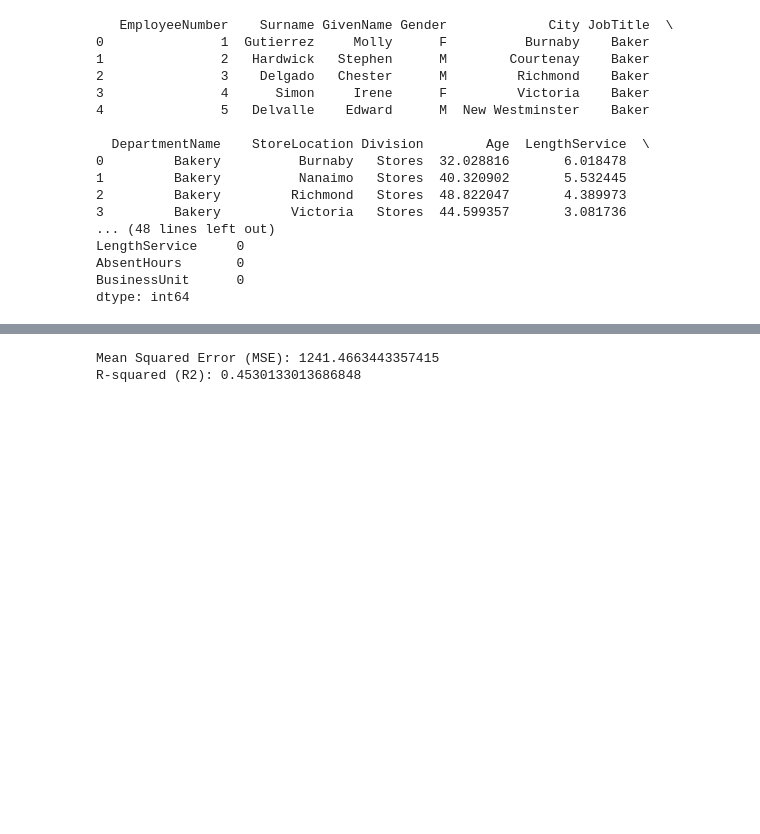
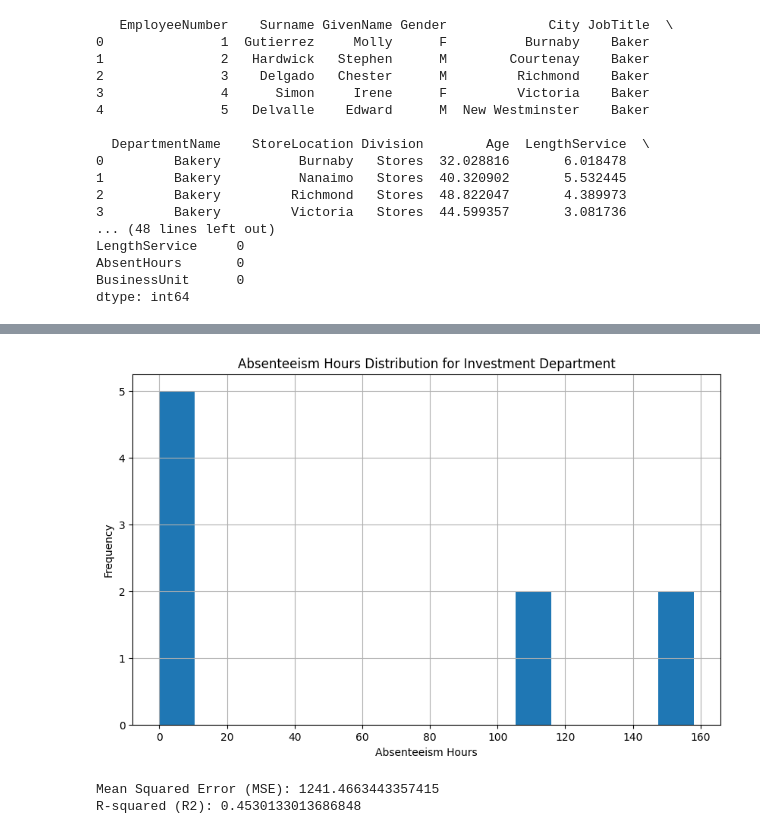
Before and after one commit to VladSaaS/peopleanlaytics, a Jupyter notebook: MFG Employee Absenteeism/MFGAbsenteeism.ipynb, the cells around one changed output, grey strips where cells are left out. Cells and saved outputs as stored; diff of their text form; code cells hidden in the pictures; blank space fills up the shorter version.

```diff
--- a/MFG Employee Absenteeism/MFGAbsenteeism.ipynb
+++ b/MFG Employee Absenteeism/MFGAbsenteeism.ipynb
@@ -59,3 +60,13 @@ plt.show()
+# %%
+# Investigating the spread of our Investment department using histograms to check how the 1st quartile is so low
+investment_department = df[df['DepartmentName'] == 'Investment']
+investment_department['AbsentHours'].hist(bins=15, figsize=(10, 6))
+plt.title('Absenteeism Hours Distribution for Investment Department')
+plt.xlabel('Absenteeism Hours')
+plt.ylabel('Frequency')
+plt.show()
+# %% [output]
+[figure, added]
 # %%
 # Running a decission tree regressor analyis to predict absenteeism
 
```
Also changed, not shown: parts of 2 cells of this notebook.
